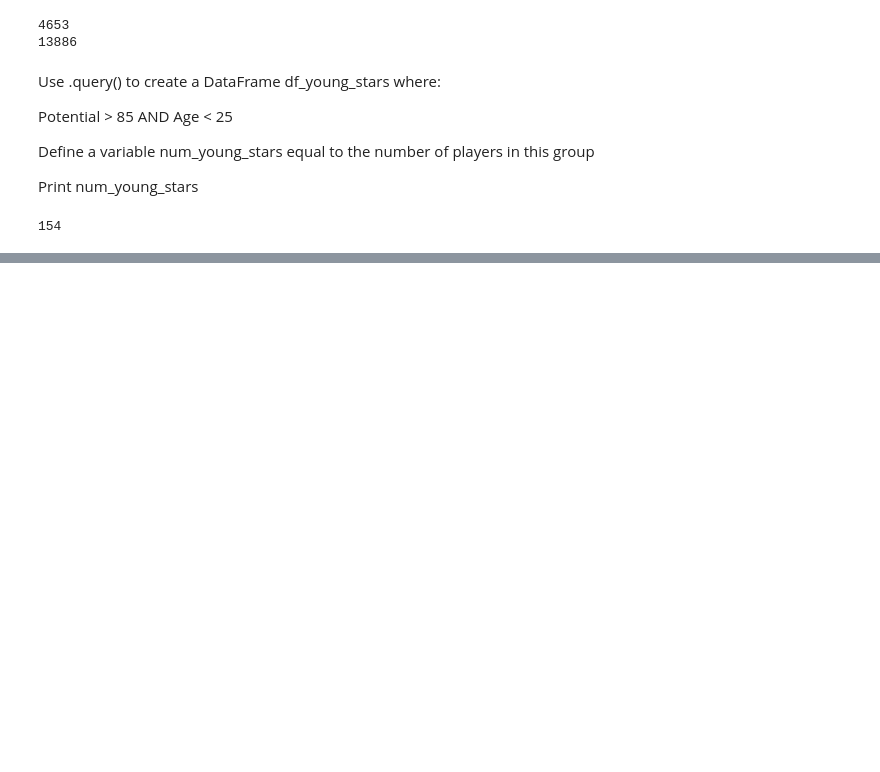
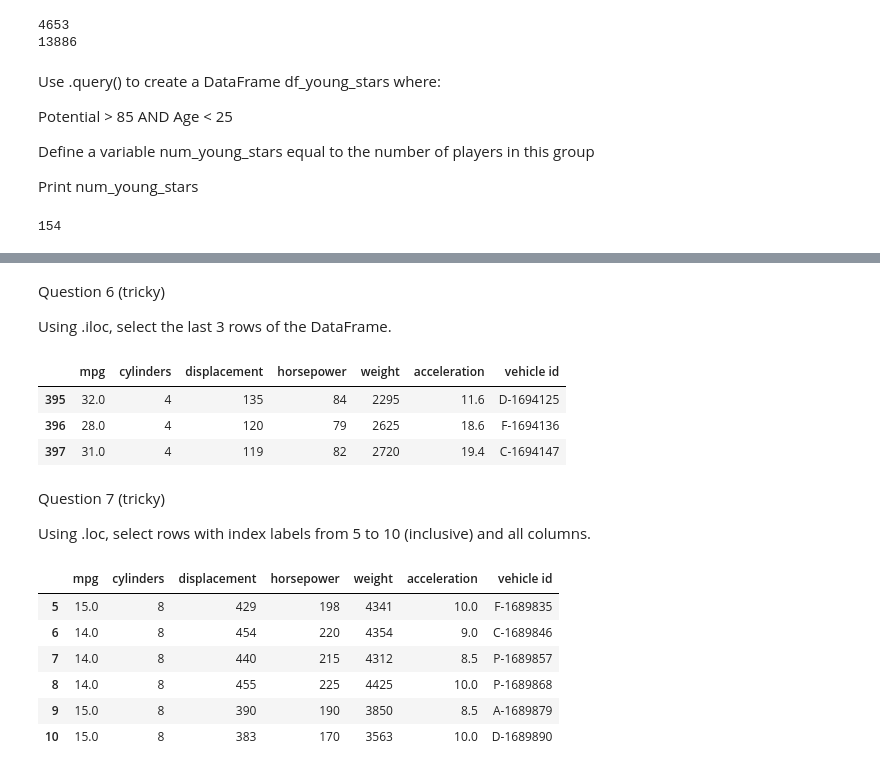
Before and after one commit to Orlykg/datasci151spring2026, a Jupyter notebook: _quizzes/practice_quiz_3/practice_quiz.ipynb, the cells around one changed output, grey strips where cells are left out. Drawn from its saved outputs; the diff is of its cells as text; code cells hidden in the pictures; blank space fills up the shorter version.

```diff
--- a/_quizzes/practice_quiz_3/practice_quiz.ipynb
+++ b/_quizzes/practice_quiz_3/practice_quiz.ipynb
@@ -350,0 +355,12 @@ print(num_young_stars)
+# %%
+import matplotlib.pyplot as plt
+import pandas as pd
+
+carfeatures = pd.read_csv("quiz_data/features.csv")
+car_mpg_columns = carfeatures.iloc[:, 0]
+print(car_mpg_columns)
+
+
+# ORRRR
+df = pd.read_csv("quiz_data/features.csv")
+df.loc[:, "mpg"]
@@ -350,0 +467,25 @@ print(num_young_stars)
+# %% [markdown]
+Question 6 (tricky)
+
+Using .iloc, select the last 3 rows of the DataFrame.
+# %%
+df.iloc[-3:, :]
+# %% [output]
+|  | mpg | cylinders | displacement | horsepower | weight | acceleration | vehicle id |
+| 395 | 32.0 | 4 | 135 | 84 | 2295 | 11.6 | D-1694125 |
+| 396 | 28.0 | 4 | 120 | 79 | 2625 | 18.6 | F-1694136 |
+| 397 | 31.0 | 4 | 119 | 82 | 2720 | 19.4 | C-1694147 |
+# %% [markdown]
+Question 7 (tricky)
+
+Using .loc, select rows with index labels from 5 to 10 (inclusive) and all columns.
+# %%
+df.loc[5:10, :]
+# %% [output]
+|  | mpg | cylinders | displacement | horsepower | weight | acceleration | vehicle id |
+| 5 | 15.0 | 8 | 429 | 198 | 4341 | 10.0 | F-1689835 |
+| 6 | 14.0 | 8 | 454 | 220 | 4354 | 9.0 | C-1689846 |
+| 7 | 14.0 | 8 | 440 | 215 | 4312 | 8.5 | P-1689857 |
+| 8 | 14.0 | 8 | 455 | 225 | 4425 | 10.0 | P-1689868 |
+| 9 | 15.0 | 8 | 390 | 190 | 3850 | 8.5 | A-1689879 |
+| 10 | 15.0 | 8 | 383 | 170 | 3563 | 10.0 | D-1689890 |
```
Also changed, not shown: parts of 15 cells of this notebook, 1 other file.
